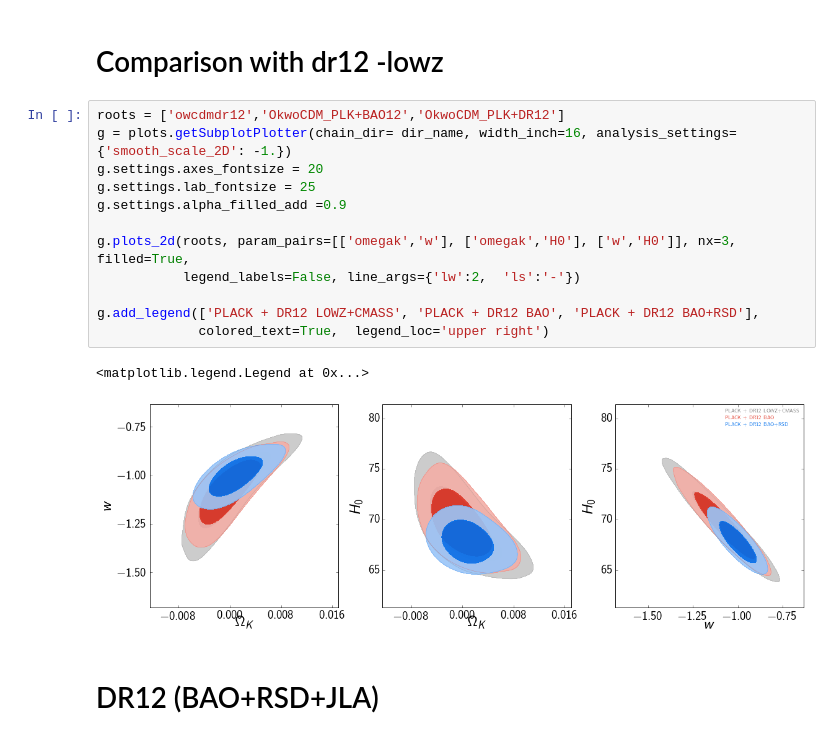
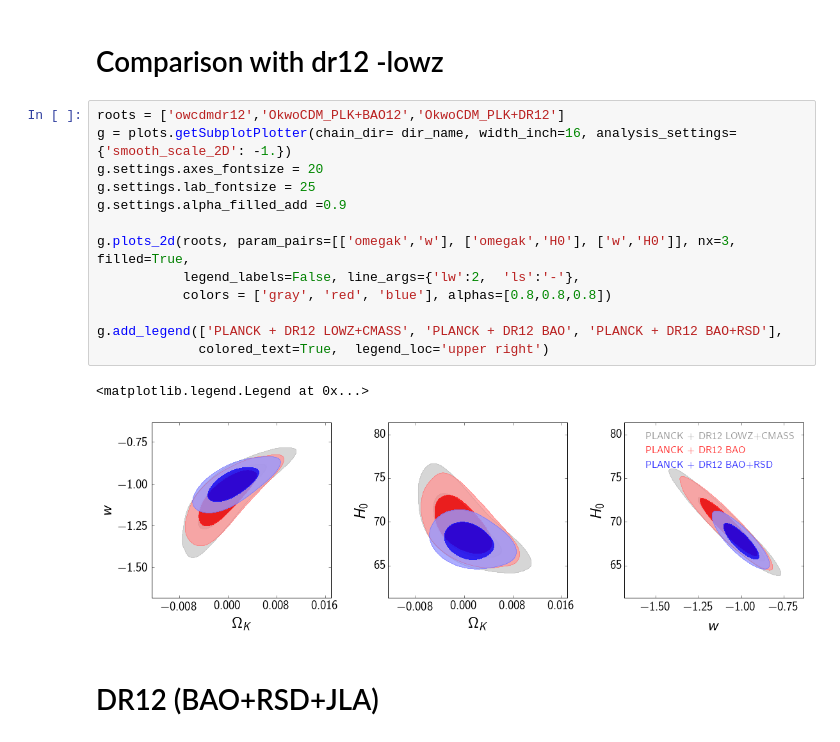
Before and after one commit to ja-vazquez/BOSS_files, a Jupyter notebook: DR12/dr12_constraints.ipynb, the cells around one changed output. Drawn from its saved outputs; the diff is of its cells as text.

```diff
--- a/DR12/dr12_constraints.ipynb
+++ b/DR12/dr12_constraints.ipynb
@@ -32,18 +32,19 @@ g.add_legend(['sim 1','dim', 'hh'], colored_text=True,  legend_loc='upper right'
 # %%
 roots = ['owcdmdr12','OkwoCDM_PLK+BAO12','OkwoCDM_PLK+DR12']
 g = plots.getSubplotPlotter(chain_dir= dir_name, width_inch=16, analysis_settings={'smooth_scale_2D': -1.})
 g.settings.axes_fontsize = 20
 g.settings.lab_fontsize = 25
 g.settings.alpha_filled_add =0.9
 
 g.plots_2d(roots, param_pairs=[['omegak','w'], ['omegak','H0'], ['w','H0']], nx=3, filled=True,
-           legend_labels=False, line_args={'lw':2,  'ls':'-'})
+           legend_labels=False, line_args={'lw':2,  'ls':'-'},
+           colors = ['gray', 'red', 'blue'], alphas=[0.8,0.8,0.8])
 
-g.add_legend(['PLACK + DR12 LOWZ+CMASS', 'PLACK + DR12 BAO', 'PLACK + DR12 BAO+RSD'],
+g.add_legend(['PLANCK + DR12 LOWZ+CMASS', 'PLANCK + DR12 BAO', 'PLANCK + DR12 BAO+RSD'],
              colored_text=True,  legend_loc='upper right')
 # %% [output]
 <matplotlib.legend.Legend at 0x...>
-[figure, old version]
+[figure, new version]
 # %% [markdown]
 # DR12 (BAO+RSD+JLA)
 # %%
```
Also changed, not shown: parts of 9 cells of this notebook, 2 other files.
